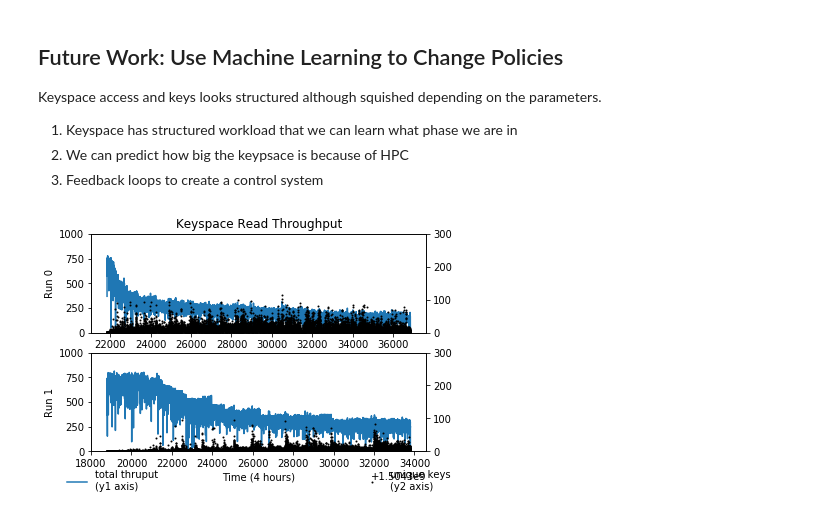
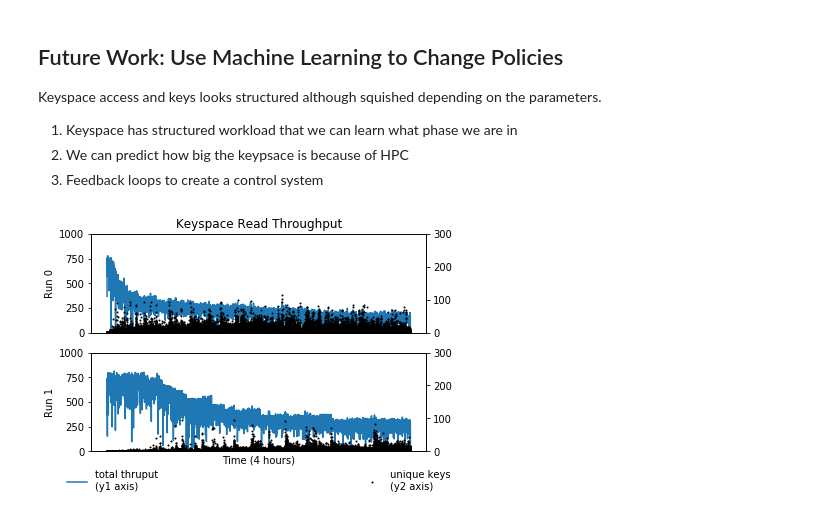
Before and after one commit to michaelsevilla/parsplice-popper, a Jupyter notebook: viz/viz-paper.ipynb, the cells around one changed output. Cells and saved outputs as stored; diff of their text form; code cells hidden in the pictures.

```diff
--- a/viz/viz-paper.ipynb
+++ b/viz/viz-paper.ipynb
@@ -516,33 +516,33 @@ def plot_uniquekeys_per_ts(ax, dfs, key_tuple, ylim=800, shift=0):
     df_u = df.drop_duplicates()                    # only find unique keys by dropping duplicates
     df_u = df_u.groupby('ts').size().reset_index() # for each time stamp, count the unique
     df_u.columns=['ts', 'count']
 
     ax.plot(df_t['ts'], df_t['count'], label="total thruput\n(y1 axis)")
     ax2 = ax.twinx()
     ax2.scatter(df_u['ts'], df_u['count'], color='black', s=1, label="unique keys\n(y2 axis)")
     ax.set_ylim(0, 2000)
     ax2.set_ylim(0, 300)
     return ax2
 
 fig, ax = plt.subplots(2, 1)#, figsize=(20, 4))
 #fig.subplots_adjust(hspace=.5)
 plot_uniquekeys_per_ts(ax[0], dfs, ("4 Node, 100K", "DBMemoryGet", "4"))
 ax2 = plot_uniquekeys_per_ts(ax[1], dfs, ("4 Node, 1M", "DBMemoryGet", "4"))
 #plot_uniquekeys_per_ts(ax[2], dfs, ("1 Node, 1M", "DBMemoryGet", "4"))
 
 ax[0].set_xlabel("")
 for i in range(0, len(ax)):
-    #ax[i].set_xticklabels([])
-    #ax[i].set_xticks([])
+    ax[i].set_xticklabels([])
+    ax[i].set_xticks([])
     ax[i].set_ylim(0, 1000)
 ax[1].set_xlabel("Time (4 hours)")
 ax[1].legend(bbox_to_anchor=(-0.1, -0.5), loc='lower left', frameon=False)
 ax2.legend(bbox_to_anchor=(1.1, -0.5), loc='lower right', frameon=False)
 ax[0].set_title("Keyspace Read Throughput")
 ax[0].set_ylabel("Run 0")
 ax[1].set_ylabel("Run 1")
 #ax[2].set_ylabel("1N, 1M")
 
 fig.savefig("../paper/figures/motivation-regimes.png", bbox_inches='tight', dpi=400)
 # %% [output]
-[figure, old version]
+[figure, new version]
```
Also changed, not shown: 7 other files.
